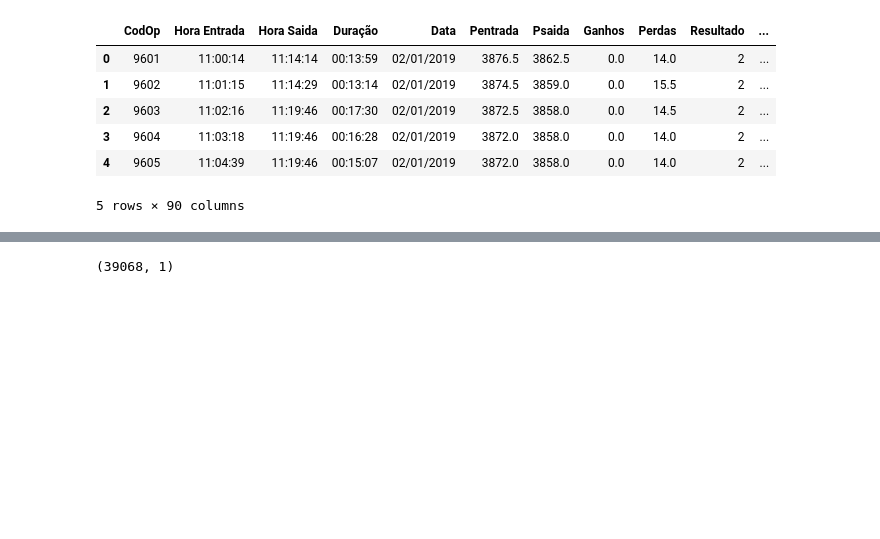
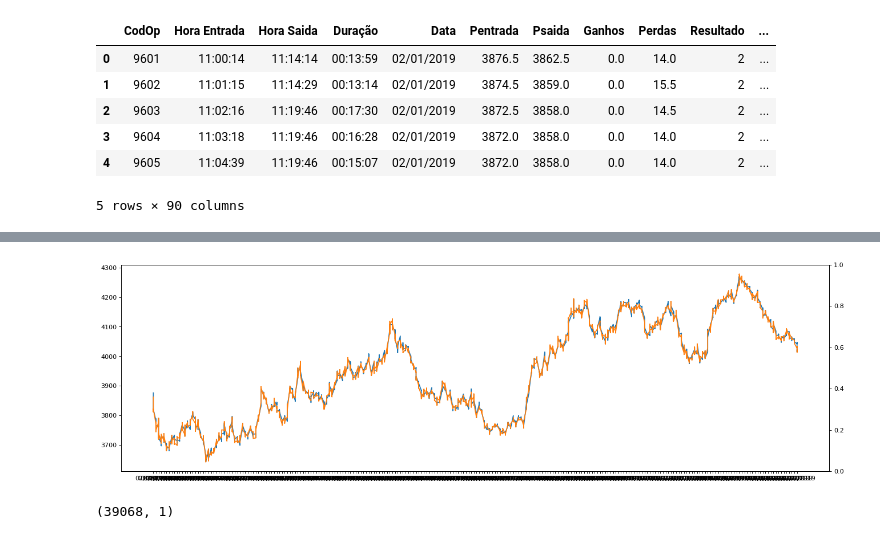
Before and after one commit to htsnet/automacao-de-negocios, a Jupyter notebook: Automacao_de_Negocios.ipynb, the cells around one changed output, grey strips where cells are left out. Drawn from its saved outputs; the diff is of its cells as text; code cells hidden in the pictures; blank space fills up the shorter version.

```diff
--- a/Automacao_de_Negocios.ipynb
+++ b/Automacao_de_Negocios.ipynb
@@ -67 +70,11 @@ historic['Saldo Trade'].plot()
+# %%
+#conhecendo a variação de valores na entrada e saída de cada operação
+fig = plt.figure(num=None, figsize=(20, 6), dpi=80, facecolor='w', edgecolor='k')
+ax1 = fig.add_subplot(111)
+ax2 = ax1.twinx()
+ax1.plot(historic['Data'], historic['Pentrada'], label='Entrada')
+ax1.plot(historic['Data'], historic['Psaida'], label='Saída' )
+plt.show()
+# %% [output]
+[figure, added]
 # %%
```
Also changed, not shown: parts of 5 cells of this notebook.
